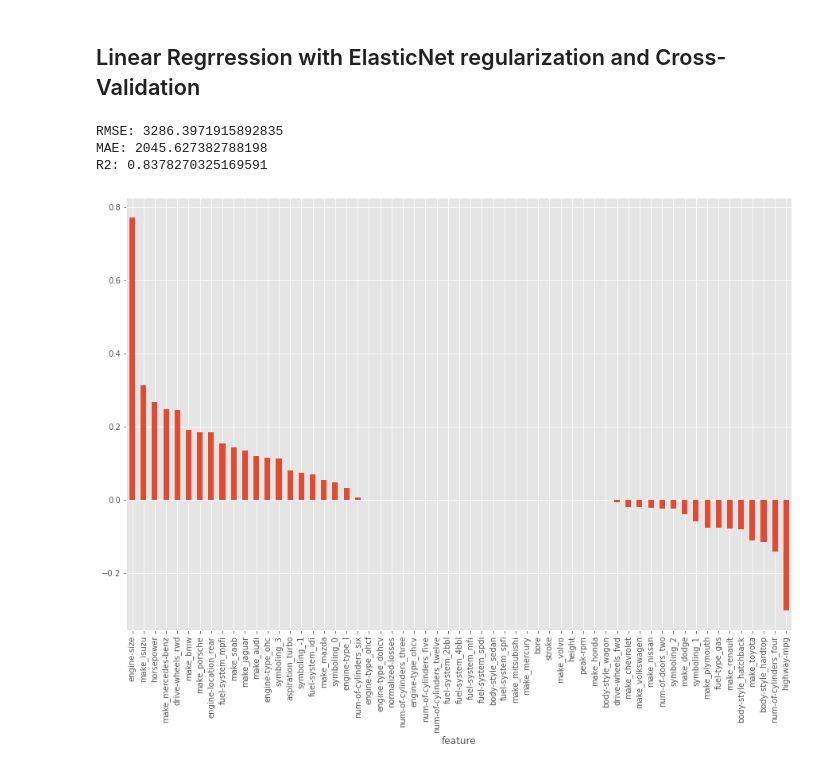
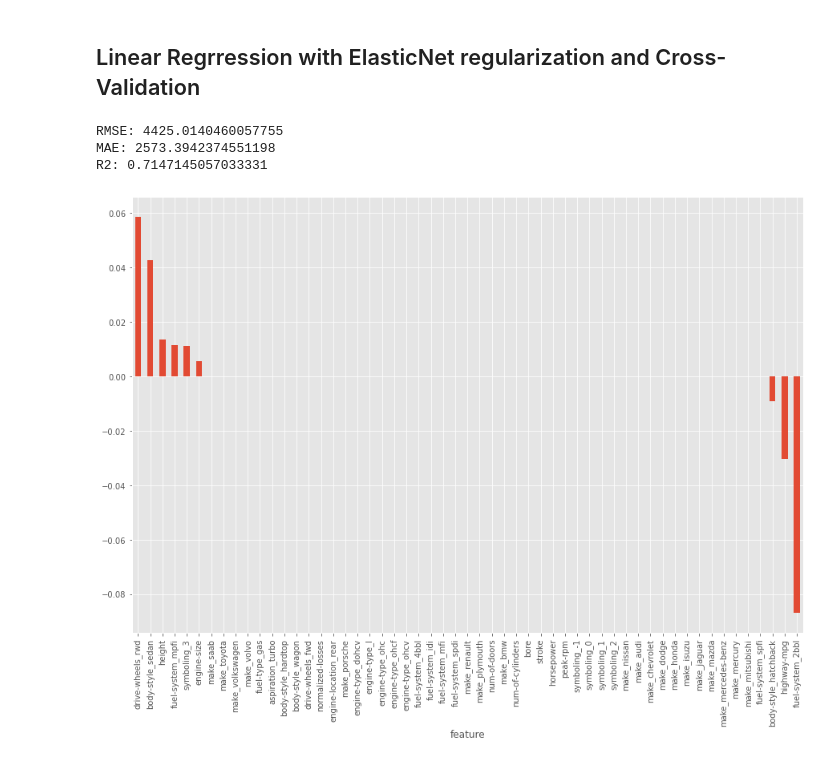
Before and after one commit to meregodz/Machine-Learning-Projects, a Jupyter notebook: Automobile.ipynb, the cells around one changed output. Saved outputs shown, nothing was run; the diff lists cells and outputs as text; code cells hidden in the pictures.

```diff
--- a/Automobile.ipynb
+++ b/Automobile.ipynb
@@ -184,7 +191,8 @@ def accuracy_report(y_true,y_pred):
     print('R2: ' + str(r2_score(np.exp(y_true),np.exp(y_pred))))
 # %%
 from sklearn.model_selection import train_test_split
-X_train,X_test,y_train,y_test = train_test_split(data_scaled.drop('price',axis=1),data_scaled['price'],test_size=0.3)
+X_train,X_test,y_train,y_test = train_test_split(data_scaled.drop('price',axis=1),data_scaled['price'],test_size=0.3,
+                                                random_state=42)
 # %% [markdown]
 ### Baseline
 # %%
@@ -216,7 +224,7 @@ featureImportance["coef"].plot(kind='bar', figsize=(15, 10));
 ## Linear Regrression with Lasso regularization and Cross-Validation
 # %%
 from sklearn.linear_model import LassoCV
-ls_model = LassoCV(cv=5)
+ls_model = LassoCV(cv=4, random_state=1)
 ls_model.fit(X_train,y_train)
 accuracy_report(y_test,ls_model.predict(X_test))
 # %% [output]
@@ -235,7 +243,7 @@ featureImportance["coef"].plot(kind='bar', figsize=(15, 10));
 ## Linear Regrression with Ridge regularization and Cross-Validation
 # %%
 from sklearn.linear_model import RidgeCV
-rd_model = RidgeCV(cv=4)
+rd_model = RidgeCV(cv=5)
 rd_model.fit(X_train,y_train)
 accuracy_report(y_test,rd_model.predict(X_test))
 # %% [output]
@@ -254,18 +262,18 @@ featureImportance["coef"].plot(kind='bar', figsize=(15, 10));
 ## Linear Regrression with ElasticNet regularization and Cross-Validation
 # %%
 from sklearn.linear_model import ElasticNetCV
-el_model = ElasticNetCV(cv=5)
+el_model = ElasticNetCV(cv=4,random_state=42)
 el_model.fit(X_train,y_train)
 accuracy_report(y_test,el_model.predict(X_test))
 # %% [output]
-RMSE: 3286.3971915892835
-MAE: 2045.627382788198
-R2: 0.8378270325169591
+RMSE: 4425.0140460057755
+MAE: 2573.3942374551198
+R2: 0.7147145057033331
 # %%
-featureImportance = pd.DataFrame({'feature':list(data_scaled.drop('price', axis=1)),
+featureImportance = pd.DataFrame({'feature':list(data_scaled.drop('price', axis=1).columns),
                                  'coef': el_model.coef_})
 featureImportance.set_index('feature', inplace=True)
 featureImportance.sort_values(['coef'],ascending=False, inplace=True)
 featureImportance["coef"].plot(kind='bar', figsize=(15, 10));
 # %% [output]
-[figure, old version]
+[figure, new version]
```
Also changed, not shown: parts of 20 cells of this notebook.
